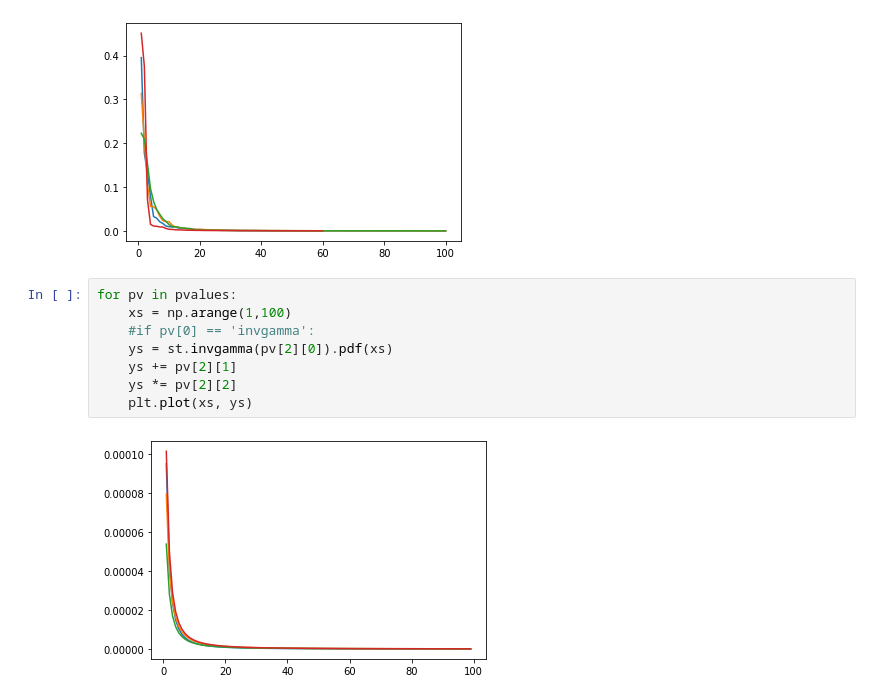
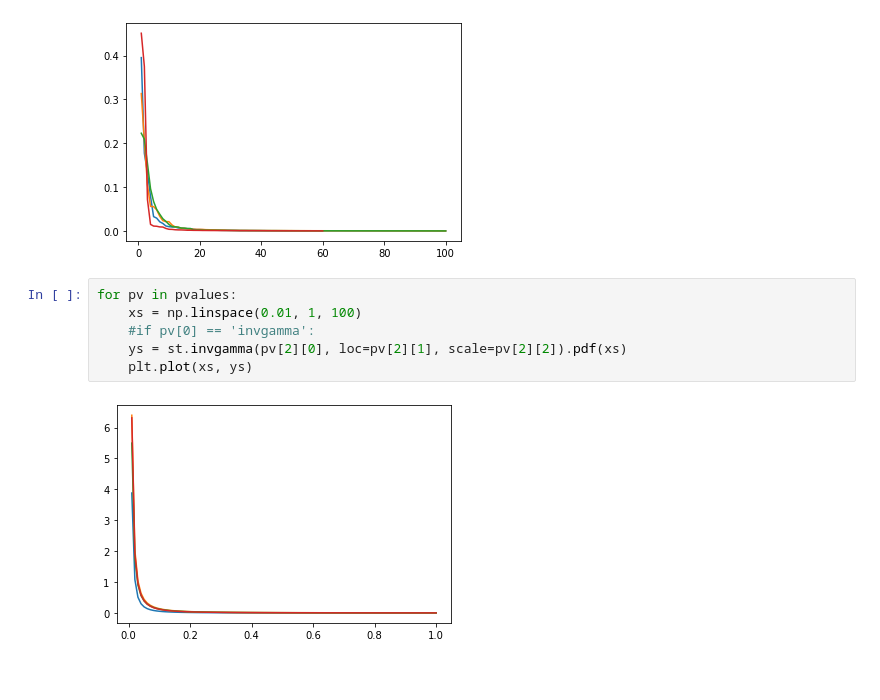
Before and after one commit to fedeb95/memes, a Jupyter notebook: Untitled.ipynb, the cells around one changed output. Cells and saved outputs as stored; diff of their text form.

Commit message:
correct distribution plot

```diff
--- a/Untitled.ipynb
+++ b/Untitled.ipynb
@@ -186,13 +186,11 @@ p value for invgamma = 0.5918857756806387
 p value for invgamma = 0.8089234730958611
 [('invgamma', 0.3905579010012471, (0.8744117985416577, -7.287430619760561e-05, 0.0002817791190800786)), ('invgamma', 0.8577771709620977, (0.6838997739307331, -4.8708284457367636e-05, 0.000285797993598 ...
 [figure]
-# %%
-for pv in pvalues:
-    xs = np.arange(1,100)
-    #if pv[0] == 'invgamma':
-    ys = st.invgamma(pv[2][0]).pdf(xs)
-    ys += pv[2][1]
-    ys *= pv[2][2]
-    plt.plot(xs, ys)
-# %% [output]
-[figure, removed]
+# %%
+for pv in pvalues:
+    xs = np.linspace(0.01, 1, 100)
+    #if pv[0] == 'invgamma':
+    ys = st.invgamma(pv[2][0], loc=pv[2][1], scale=pv[2][2]).pdf(xs)
+    plt.plot(xs, ys)
+# %% [output]
+[figure, added]
```
